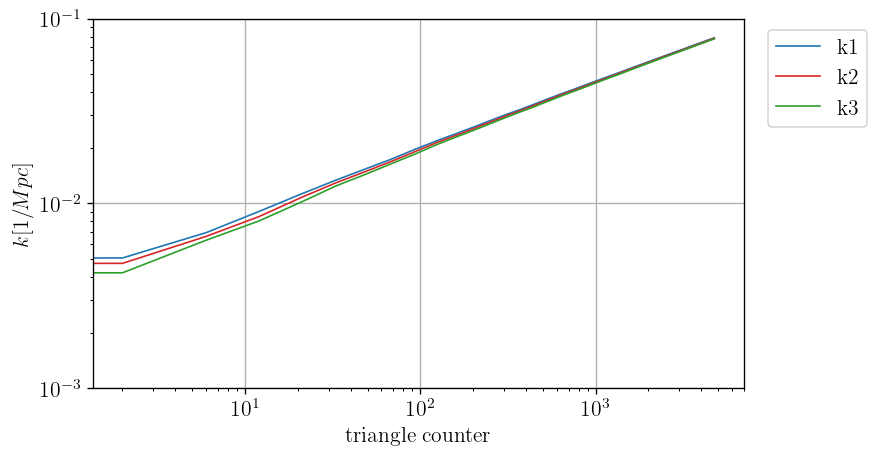
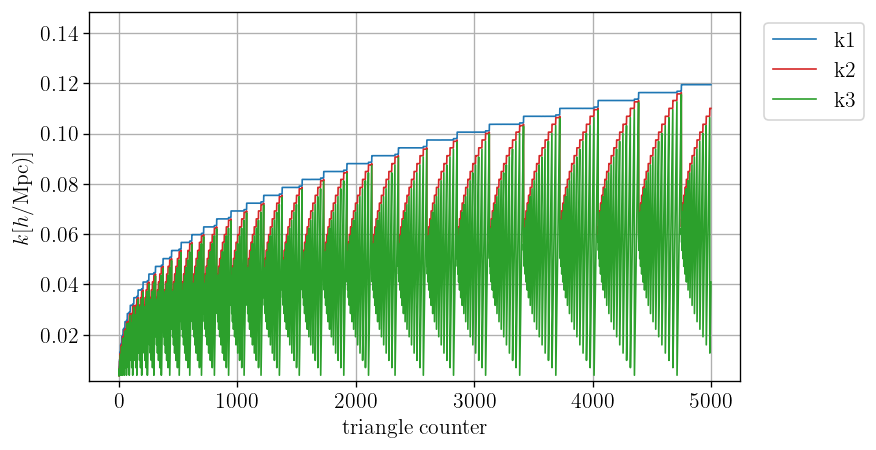
Unified diff of the notebook cell whose output changed from the first chart to the second:
--- before
+++ after
@@ -1,16 +1,19 @@
 # k-space
 plt.figure(figsize=(7, 4))
-plt.plot(n_triag, (k1_arr), linewidth=1, color=colors[0], label="k1")
-plt.plot(n_triag, (k2_arr), linewidth=1, color=colors[1], label="k2")
-plt.plot(n_triag, (k3_arr), linewidth=1, color=colors[2], label="k3")
+plt.plot(n_triag, (k1_arr/h), linewidth=1, color=colors[0], label="k1")
+plt.plot(n_triag, (k2_arr/h), linewidth=1, color=colors[1], label="k2")
+plt.plot(n_triag, (k3_arr/h), linewidth=1, color=colors[2], label="k3")
 
-plt.yscale("log")
-plt.xscale("log")
-plt.ylim(1e-3, 0.1)
+#plt.yscale("log")
+#plt.xscale("log")
+plt.ylim(1e-3/h, 0.1/h)
 
 plt.xlabel("triangle counter")
-plt.ylabel("$k [1/Mpc]$")
+plt.ylabel("$k [h/\mathrm{{Mpc}}]$")
 plt.grid()
 plt.legend(loc="upper left", bbox_to_anchor=(1.02, 1))  # Moves legend outside
-plt.savefig("bisepctrum_verlgeich", bbox_inches="tight")
+plt.savefig("bispectrum_comp_k_range.pdf", bbox_inches="tight")
 plt.show()
+
+print("k_min=", min(k1_arr/h), min(k2_arr/h), min(k3_arr/h))
+print("k_max=", max(k1_arr/h), max(k2_arr/h), max(k3_arr/h))

Commit: start One-Loop bispectrum in ipynb